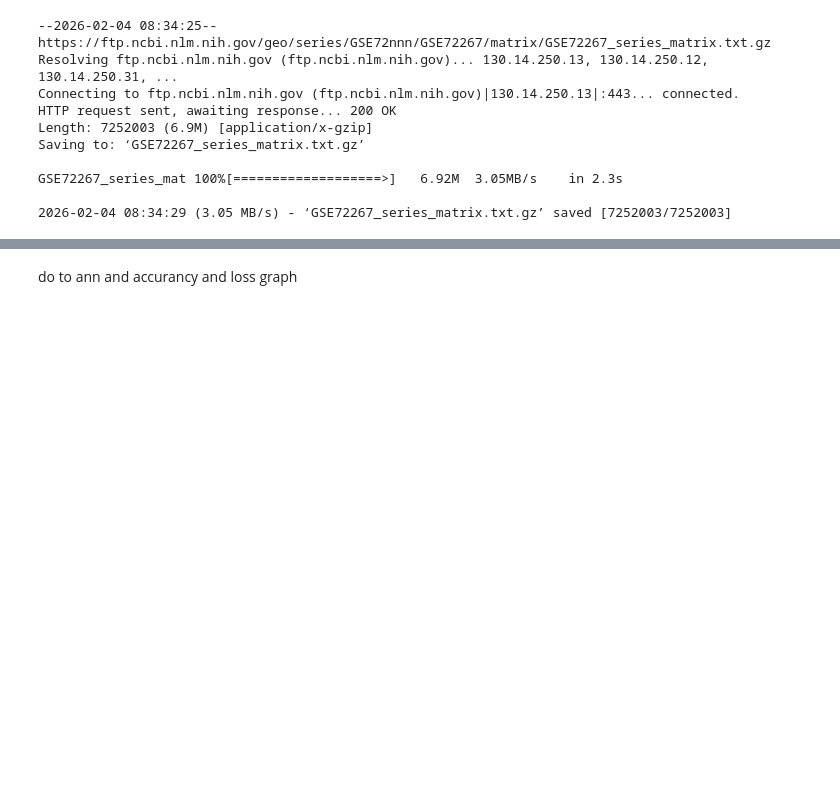
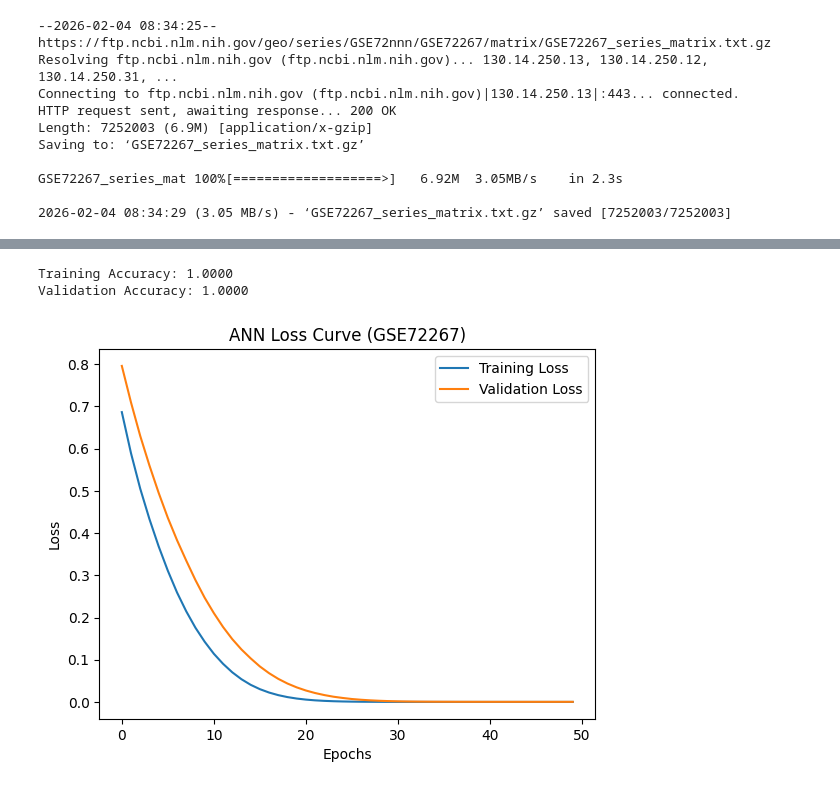
Before and after one commit to sreyadattagupta/Reasearch_Genomic, a Jupyter notebook: eshmita.ipynb, the cells around one changed output, grey strips where cells are left out. Saved outputs shown, nothing was run; the diff lists cells and outputs as text; code cells hidden in the pictures; blank space fills up the shorter version.

```diff
--- a/eshmita.ipynb
+++ b/eshmita.ipynb
@@ -104,0 +119,3 @@ top32
+# %%
+selected_genes = top_32["Gene"].values
+X_lasso = X[selected_genes]
@@ -154,2 +139,50 @@ top32.to_csv("GSE72267_Top32_Lasso_Genes.csv", index=False)
-# %% [markdown]
-do to ann and accurancy and loss graph
+# %%
+mlp = MLPClassifier(
+    hidden_layer_sizes=(64, 32),
+    activation="relu",
+    solver="adam",
+    batch_size=16,
+    learning_rate_init=0.001,
+    max_iter=1,
+    warm_start=True,
+    random_state=42
+)
+# %%
+epochs = 50
+
+train_losses, val_losses = [], []
+train_acc, val_acc = [], []
+
+for _ in range(epochs):
+    mlp.fit(X_train_scaled, y_train)
+
+    y_train_pred = mlp.predict(X_train_scaled)
+    y_val_pred = mlp.predict(X_val_scaled)
+
+    y_train_prob = mlp.predict_proba(X_train_scaled)
+    y_val_prob = mlp.predict_proba(X_val_scaled)
+
+    train_acc.append(accuracy_score(y_train, y_train_pred))
+    val_acc.append(accuracy_score(y_val, y_val_pred))
+
+    train_losses.append(log_loss(y_train, y_train_prob))
+    val_losses.append(log_loss(y_val, y_val_prob))
+# %%
+print(f"Training Accuracy: {train_acc[-1]:.4f}")
+print(f"Validation Accuracy: {val_acc[-1]:.4f}")
+# %% [output]
+Training Accuracy: 1.0000
+Validation Accuracy: 1.0000
+# %%
+import matplotlib.pyplot as plt
+
+plt.figure()
+plt.plot(train_losses, label="Training Loss")
+plt.plot(val_losses, label="Validation Loss")
+plt.xlabel("Epochs")
+plt.ylabel("Loss")
+plt.title("ANN Loss Curve (GSE72267)")
+plt.legend()
+plt.show()
+# %% [output]
+[figure, added]
```
Also changed, not shown: parts of 25 cells of this notebook, 13 other files.
